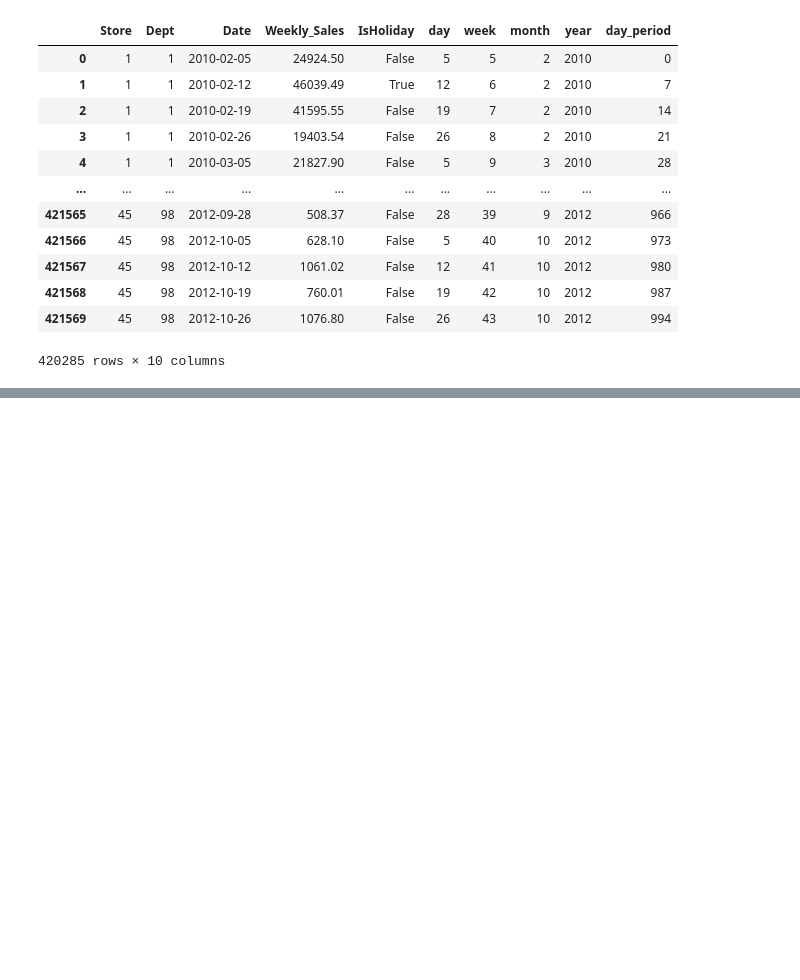
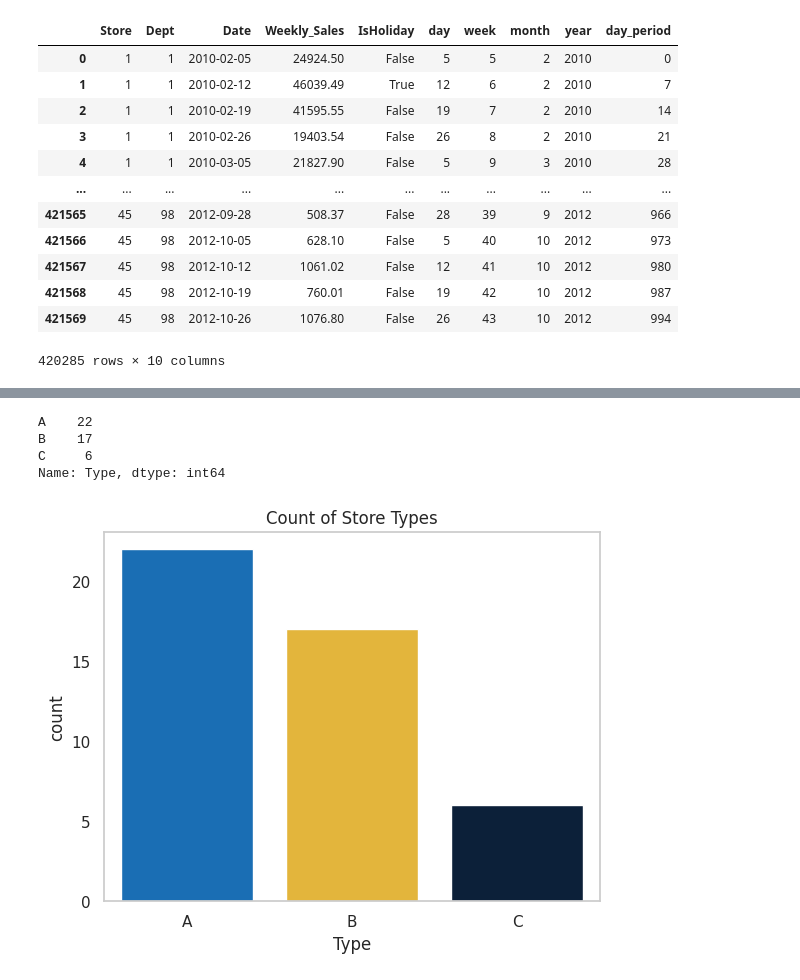
Before and after one commit to patelvishwa1999/SalesForecasting, a Jupyter notebook: Walmart_Sales.ipynb, the cells around one changed output, grey strips where cells are left out. Drawn from its saved outputs; the diff is of its cells as text; code cells hidden in the pictures; blank space fills up the shorter version.

```diff
--- a/Walmart_Sales.ipynb
+++ b/Walmart_Sales.ipynb
@@ -357,0 +484,16 @@ df_train
+# %%
+df_stores['Type'].value_counts()
+# %% [output]
+A    22
+B    17
+C     6
+Name: Type, dtype: int64
+# %%
+import warnings
+warnings.filterwarnings('ignore') #ignore warnings
+sns.countplot(x='Type', data=df_stores, palette=walmart_colors)
+plt.title('Count of Store Types')
+plt.grid(False)
+plt.show()
+# %% [output]
+[figure, added]
```
Also changed, not shown: parts of 27 cells of this notebook.
